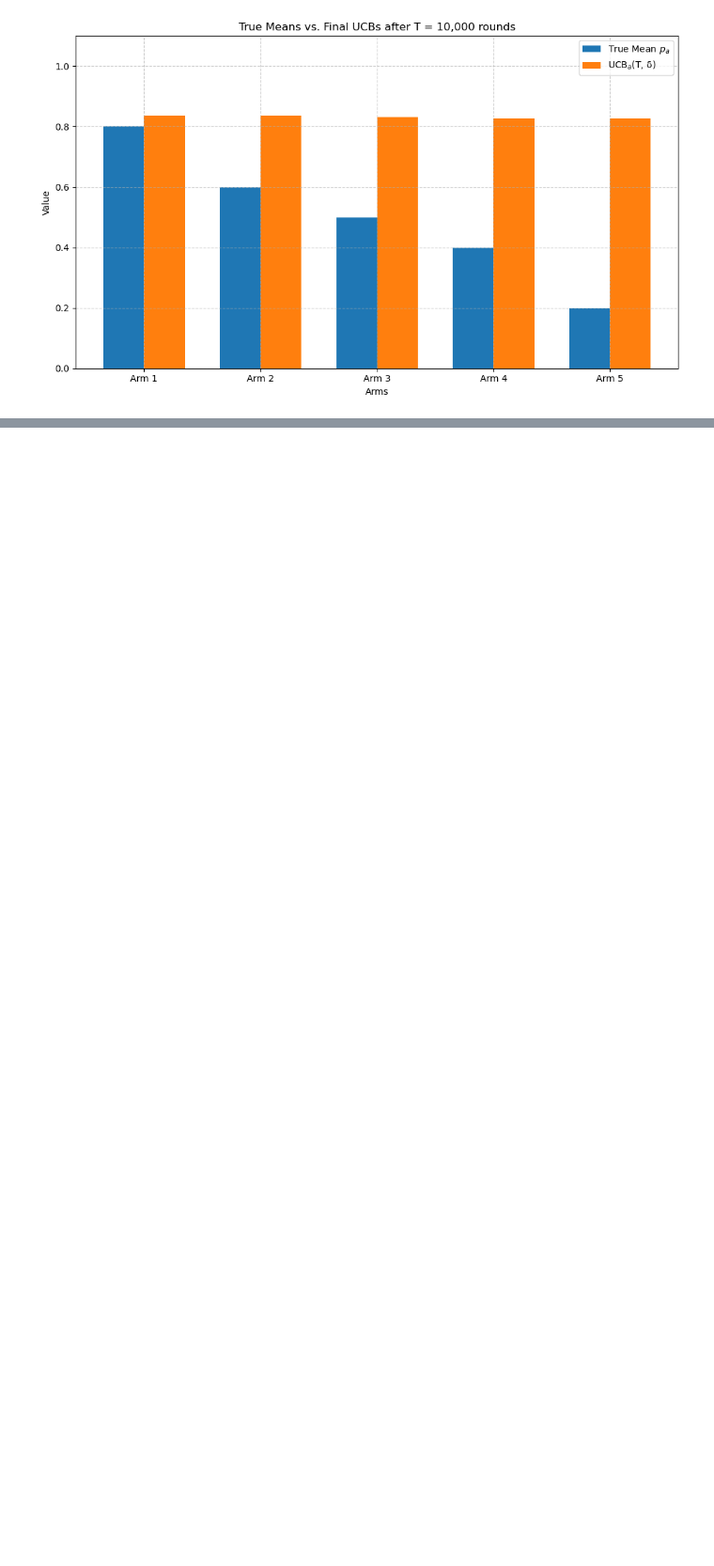
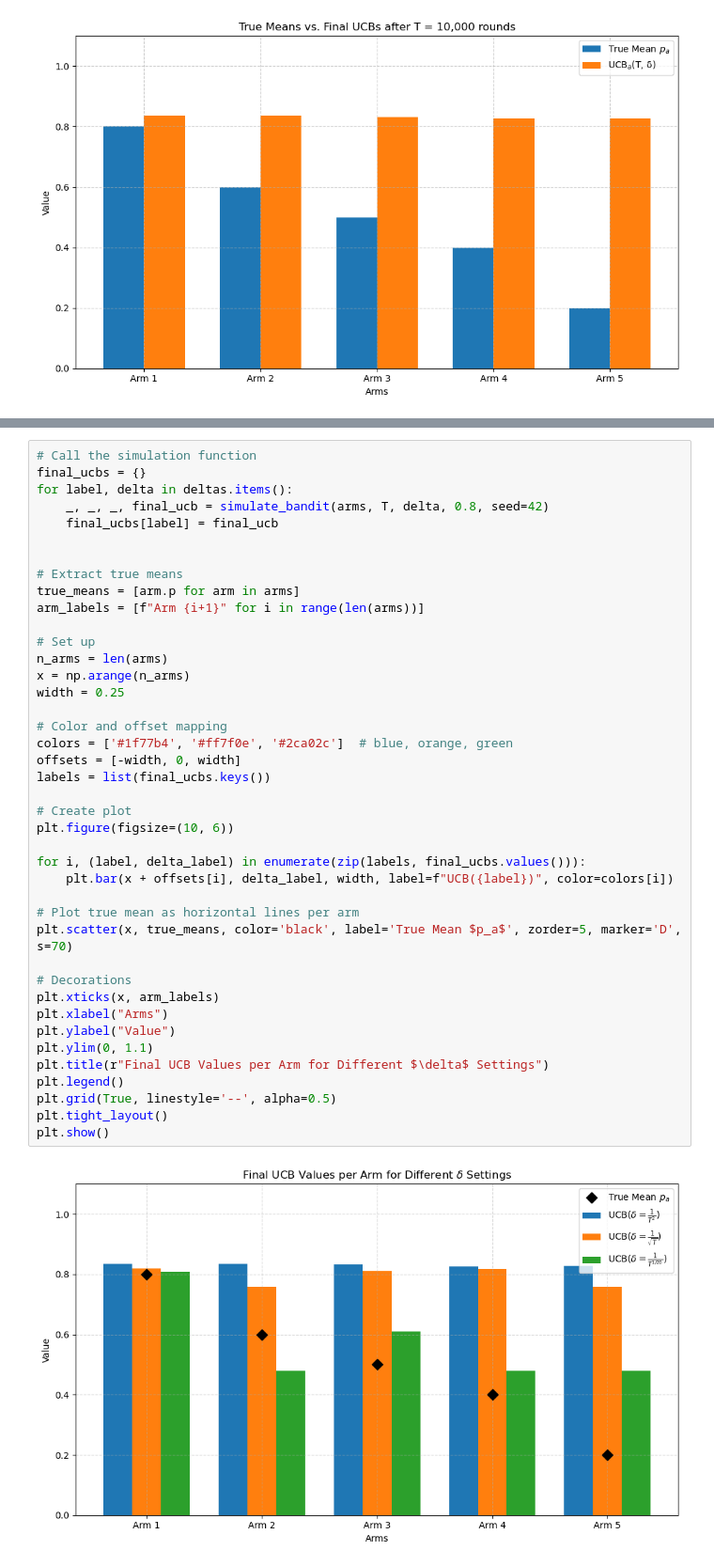
Before and after one commit to Alex-Malo/Reinforcement-Learning-basics, a Jupyter notebook: multi_armed_bandit.ipynb, the cells around one changed output, grey strips where cells are left out. Shown: that part at 94% size. Drawn from its saved outputs; the diff is of its cells as text; blank space fills up the shorter version.

```diff
--- a/multi_armed_bandit.ipynb
+++ b/multi_armed_bandit.ipynb
@@ -240,0 +312,43 @@ This experiment will help us visualize how sensitive the algorithm is to the cho
+# %%
+# Call the simulation function
+final_ucbs = {}
+for label, delta in deltas.items():
+    _, _, _, final_ucb = simulate_bandit(arms, T, delta, 0.8, seed=42)
+    final_ucbs[label] = final_ucb
+
+
+# Extract true means
+true_means = [arm.p for arm in arms]
+arm_labels = [f"Arm {i+1}" for i in range(len(arms))]
+
+# Set up
+n_arms = len(arms)
+x = np.arange(n_arms)
+width = 0.25
+
+# Color and offset mapping
+colors = ['#1f77b4', '#ff7f0e', '#2ca02c']  # blue, orange, green
+offsets = [-width, 0, width]
+labels = list(final_ucbs.keys())
+
+# Create plot
+plt.figure(figsize=(10, 6))
+
+for i, (label, delta_label) in enumerate(zip(labels, final_ucbs.values())):
+    plt.bar(x + offsets[i], delta_label, width, label=f"UCB({label})", color=colors[i])
+
+# Plot true mean as horizontal lines per arm
+plt.scatter(x, true_means, color='black', label='True Mean $p_a$', zorder=5, marker='D', s=70)
+
+# Decorations
+plt.xticks(x, arm_labels)
+plt.xlabel("Arms")
+plt.ylabel("Value")
+plt.ylim(0, 1.1)
+plt.title(r"Final UCB Values per Arm for Different $\delta$ Settings")
+plt.legend()
+plt.grid(True, linestyle='--', alpha=0.5)
+plt.tight_layout()
+plt.show()
+# %% [output]
+[figure, added]
```
Also changed, not shown: parts of 16 cells of this notebook.
